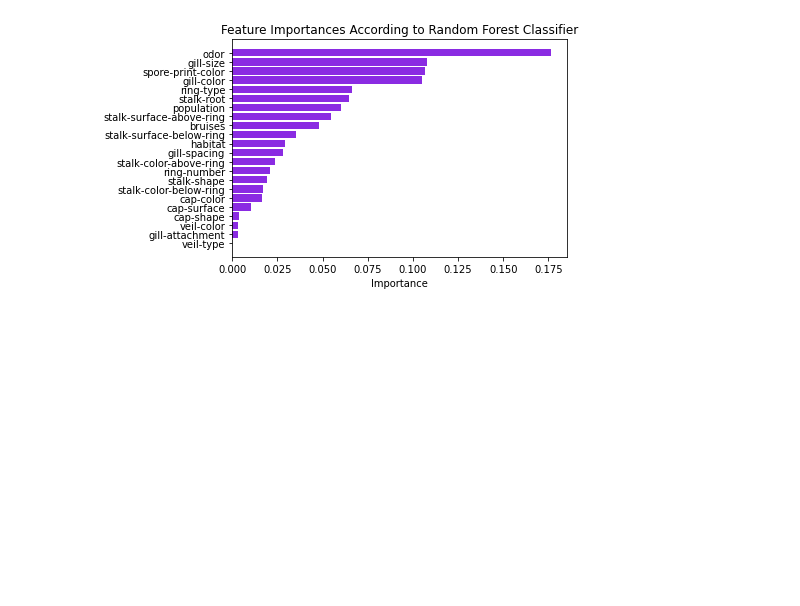
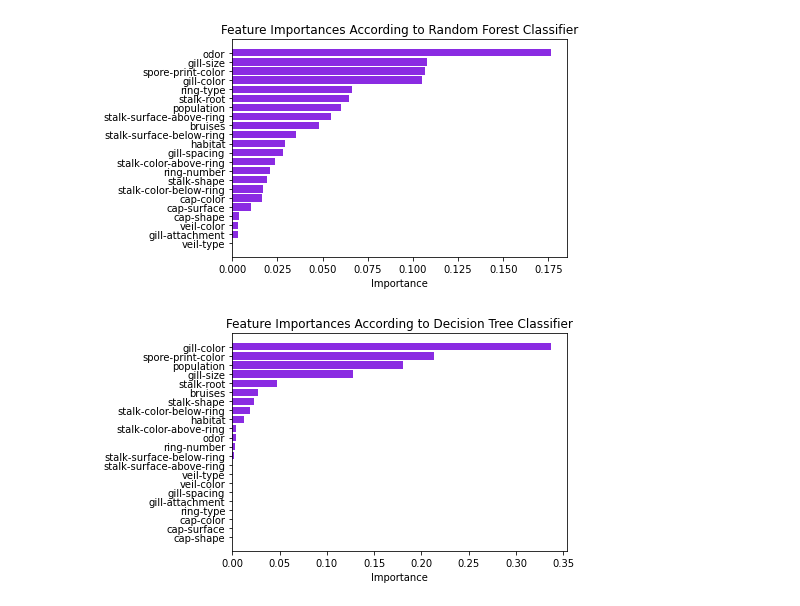
Before and after one commit to awesomecosmos/Mushroom-Classification, a Jupyter notebook: mushroom_classification.ipynb, the cells around one changed output. Cells and saved outputs as stored; diff of their text form; code cells hidden in the pictures; blank space fills up the shorter version.

```diff
--- a/mushroom_classification.ipynb
+++ b/mushroom_classification.ipynb
@@ -205,3 +242,6 @@ for col in df2.columns:
     le = LabelEncoder()
     le.fit(df2[col])
     df2[col] = le.transform(df2[col])
+    if col == 'class':
+        le_name_mapping = dict(zip(le.classes_, le.transform(le.classes_)))
+        print(le_name_mapping)
@@ -294,7 +338,7 @@ Now we will use some models and classify the data.
 # %%
 # Naive Bayes
 nb = GaussianNB()
-performance_metrics, nb_confusion = model_predictions(nb, X_train, X_test, y_train, y_test, performance_metrics, "Naive Bayes")
+nb, performance_metrics, nb_confusion = model_predictions(nb, X_train, X_test, y_train, y_test, performance_metrics, "Naive Bayes")
 # %%
 # Random Forest
 label = "Random Forest"
@@ -303,3 +347,11 @@ performance_metrics, rf_confusion = model_predictions(rf, X_train, X_test, y_tra
 feature_importance_visualizer(X, rf, label, color="blueviolet")
 # %% [output]
 [figure]
+# %%
+# Decision Tree
+label = "Decision Tree"
+dt = tree.DecisionTreeClassifier()
+dt, performance_metrics, dt_confusion = model_predictions(dt, X_train, X_test, y_train, y_test, performance_metrics, label)
+feature_importance_visualizer(X, dt, label, color="blueviolet")
+# %% [output]
+[figure, added]
```
Also changed, not shown: parts of 13 cells of this notebook.
